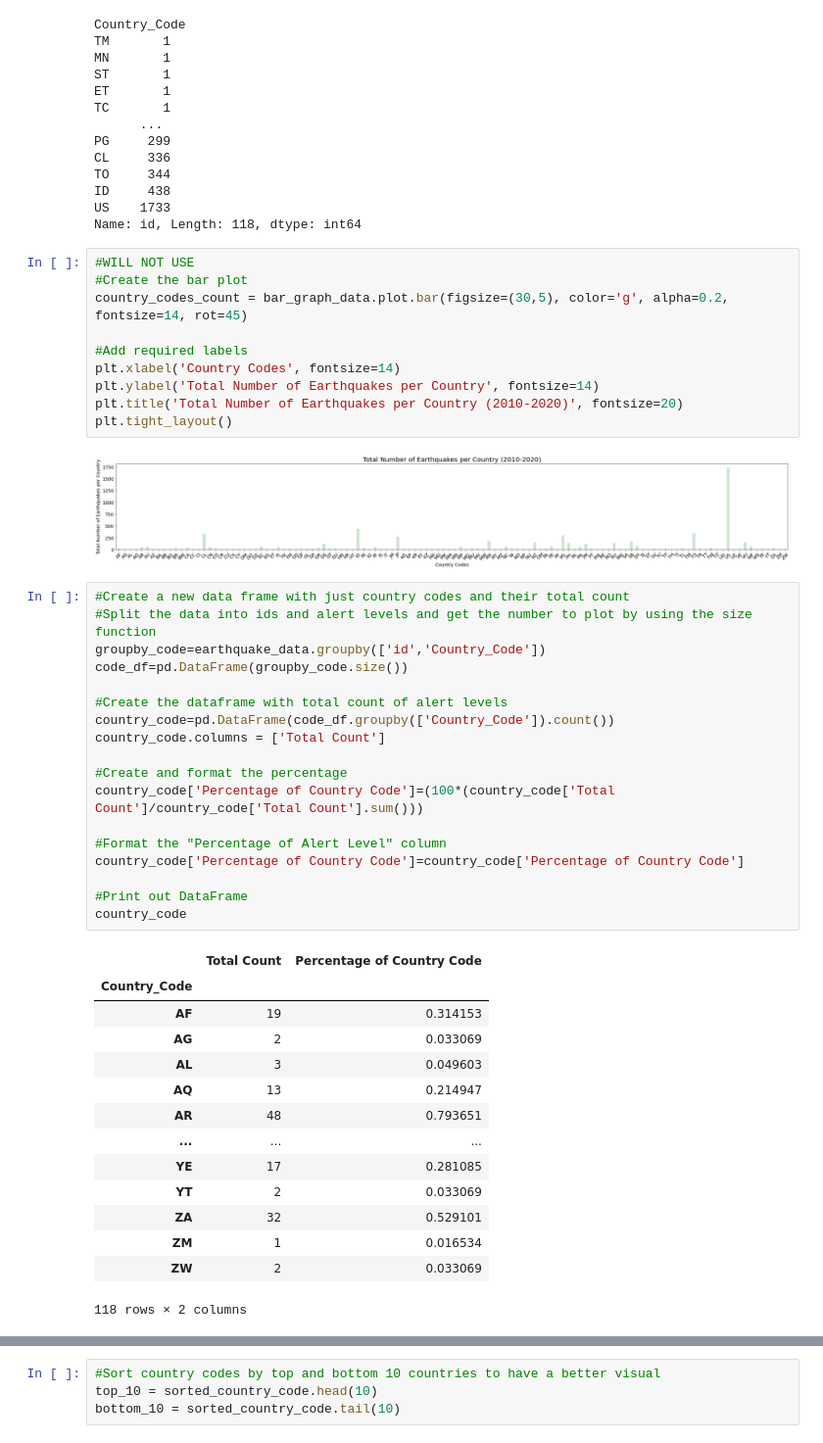
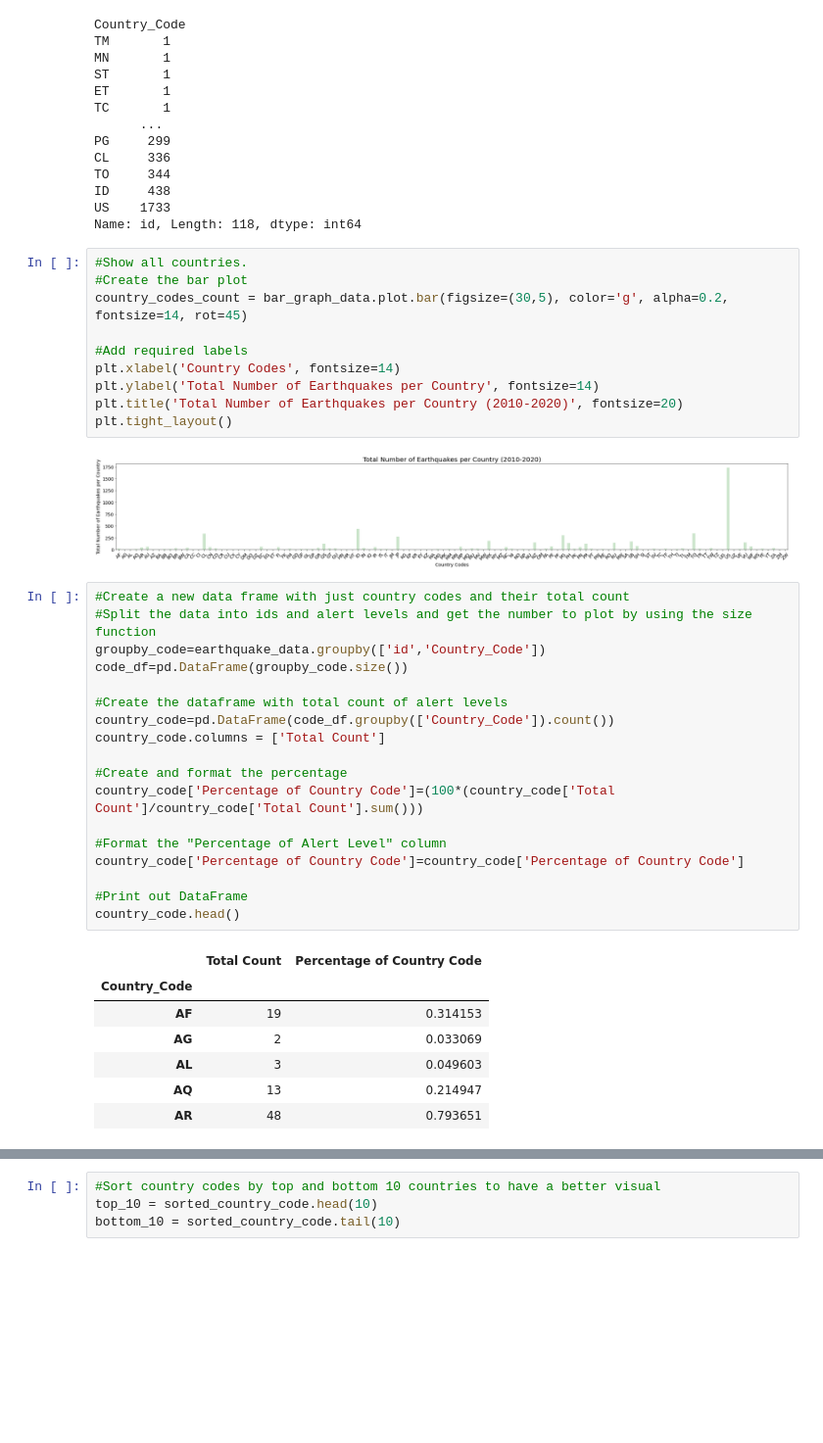
Before and after one commit to hiamdebsi/Project-1, a Jupyter notebook: starter_code/Earthquakes_Project_1_Analysis.ipynb, the cells around one changed output, grey strips where cells are left out. Shown: that part at 98% size. Cells and saved outputs as stored; diff of their text form; blank space fills up the shorter version.

```diff
--- a/starter_code/Earthquakes_Project_1_Analysis.ipynb
+++ b/starter_code/Earthquakes_Project_1_Analysis.ipynb
@@ -94,7 +126,7 @@ ID     438
 US    1733
 Name: id, Length: 118, dtype: int64
 # %%
-#WILL NOT USE
+#Show all countries.
 #Create the bar plot
 country_codes_count = bar_graph_data.plot.bar(figsize=(30,5), color='g', alpha=0.2, fontsize=14, rot=45)
 
@@ -108,36 +140,29 @@ plt.tight_layout()
 # %%
 #Create a new data frame with just country codes and their total count
 #Split the data into ids and alert levels and get the number to plot by using the size function
 groupby_code=earthquake_data.groupby(['id','Country_Code'])
 code_df=pd.DataFrame(groupby_code.size())
 
 #Create the dataframe with total count of alert levels
 country_code=pd.DataFrame(code_df.groupby(['Country_Code']).count())
 country_code.columns = ['Total Count']
 
 #Create and format the percentage
 country_code['Percentage of Country Code']=(100*(country_code['Total Count']/country_code['Total Count'].sum()))
 
 #Format the "Percentage of Alert Level" column
 country_code['Percentage of Country Code']=country_code['Percentage of Country Code']
 
 #Print out DataFrame
-country_code
+country_code.head()
 # %% [output]
 |  | Total Count | Percentage of Country Code |
 | Country_Code |  |  |
 | AF | 19 | 0.314153 |
 | AG | 2 | 0.033069 |
 | AL | 3 | 0.049603 |
 | AQ | 13 | 0.214947 |
 | AR | 48 | 0.793651 |
-| ... | ... | ... |
-| YE | 17 | 0.281085 |
-| YT | 2 | 0.033069 |
-| ZA | 32 | 0.529101 |
-| ZM | 1 | 0.016534 |
-| ZW | 2 | 0.033069 |
-118 rows × 2 columns
 # %%
 #Sort the df in descending order
 sorted_country_code = country_code.sort_values(by=['Total Count'], ascending=False)
```
Also changed, not shown: parts of 51 cells of this notebook, 4 other files.
